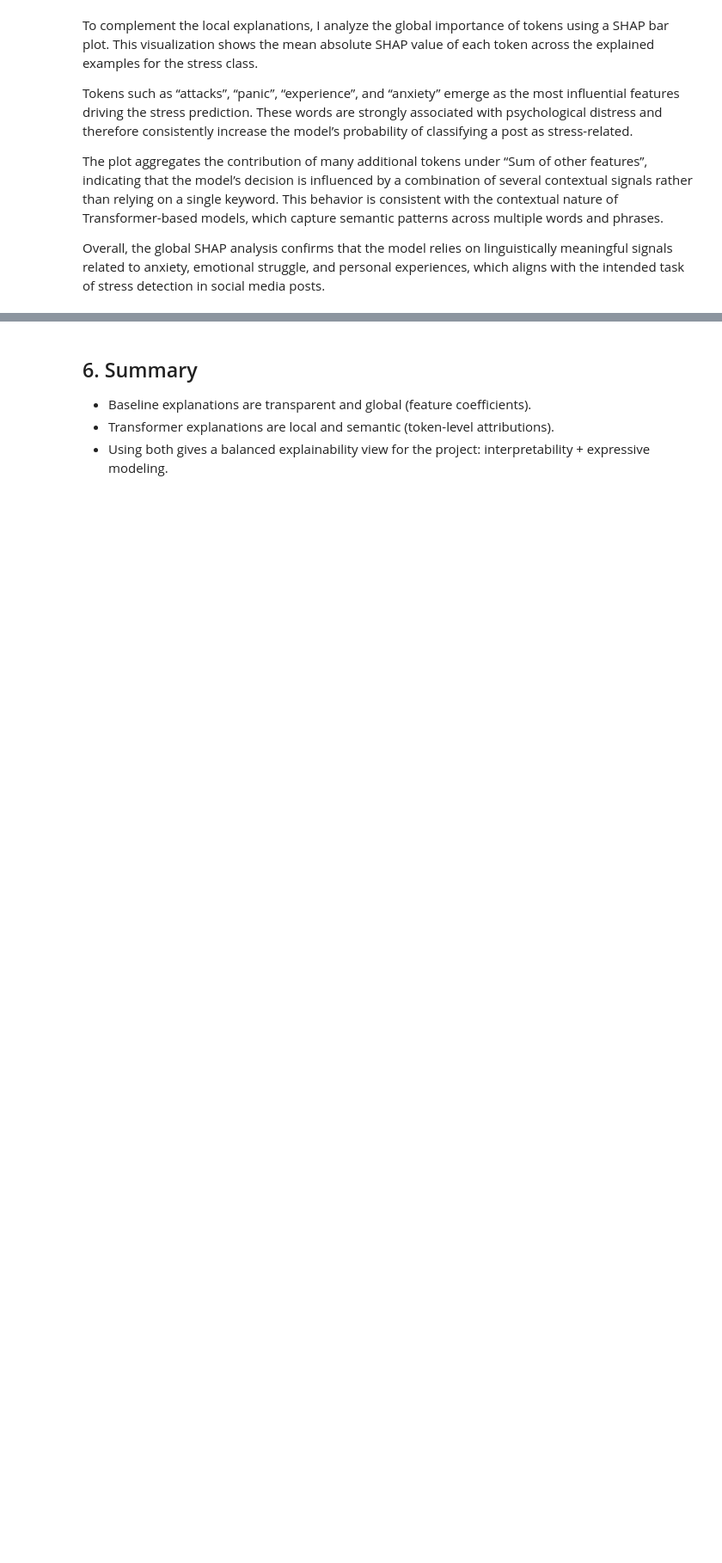
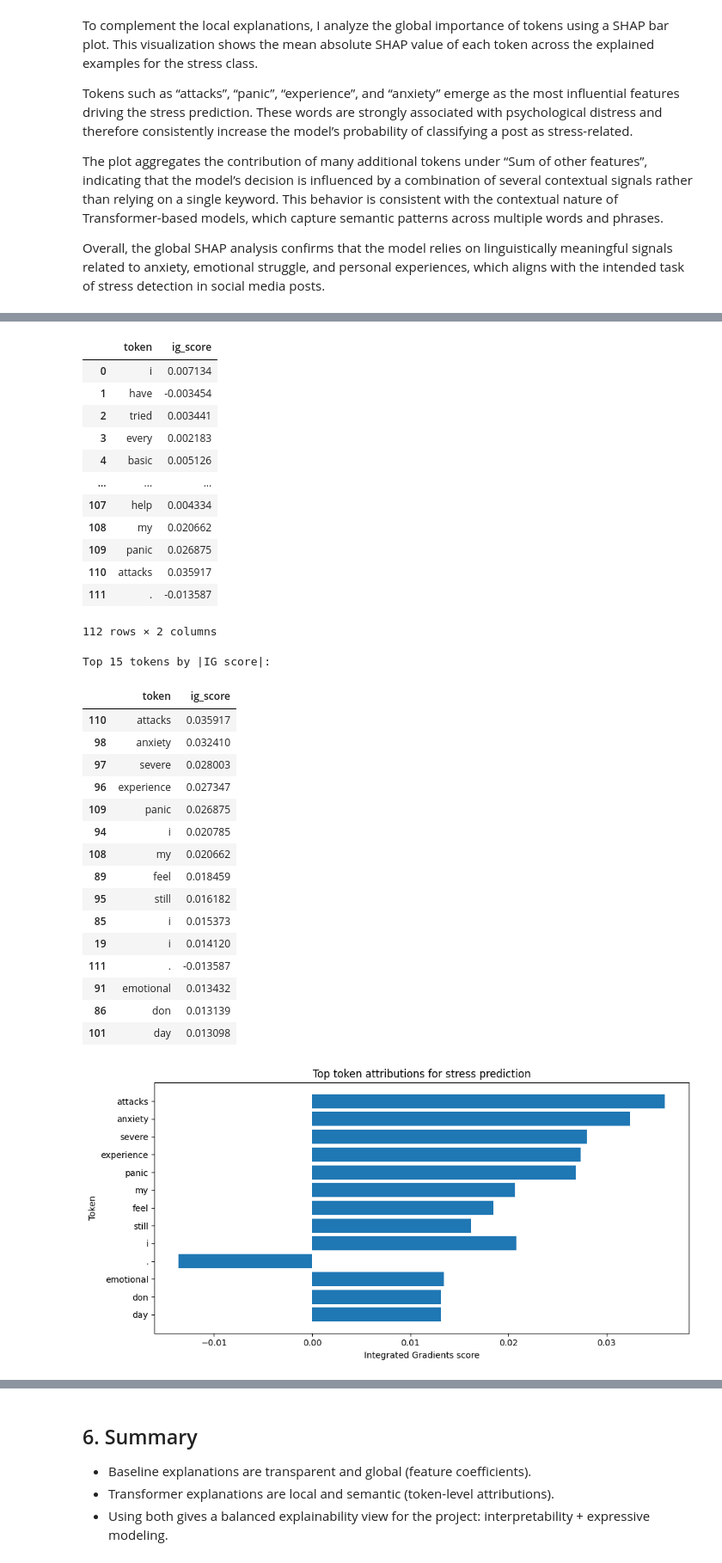
Before and after one commit to jacques2/dreaddit-stress-nlp, a Jupyter notebook: notebooks/04_explainability.ipynb, the cells around one changed output, grey strips where cells are left out. Shown at 86% size. Cells and saved outputs as stored; diff of their text form; code cells hidden in the pictures; blank space fills up the shorter version.

```diff
--- a/notebooks/04_explainability.ipynb
+++ b/notebooks/04_explainability.ipynb
@@ -327,0 +310,32 @@ Integrated Gradients provides a gradient-based perspective of token influence, c
+# %%
+import pandas as pd
+import numpy as np
+import matplotlib.pyplot as plt
+
+# Build a dataframe with token-level IG scores
+ig_df = pd.DataFrame({
+    "token": ig_tokens,
+    "ig_score": ig_scores,
+    "abs_score": np.abs(ig_scores)
+})
+
+# Show all tokens in original order
+print("All token attributions (original order):")
+display(ig_df[["token", "ig_score"]])
+
+# Show most important tokens by absolute attribution
+top_k = 15
+ig_top = ig_df.sort_values("abs_score", ascending=False).head(top_k)
+
+print(f"Top {top_k} tokens by |IG score|:")
+display(ig_top[["token", "ig_score"]])
+
+# Plot top tokens
+plt.figure(figsize=(10, 5))
+plt.barh(ig_top["token"][::-1], ig_top["ig_score"][::-1])
+plt.xlabel("Integrated Gradients score")
+plt.ylabel("Token")
+plt.title("Top token attributions for stress prediction")
+plt.tight_layout()
+plt.show()
+# %% [output]
@@ -327,0 +343,31 @@ Integrated Gradients provides a gradient-based perspective of token influence, c
+|  | token | ig_score |
+| 0 | i | 0.007134 |
+| 1 | have | -0.003454 |
+| 2 | tried | 0.003441 |
+| 3 | every | 0.002183 |
+| 4 | basic | 0.005126 |
+| ... | ... | ... |
+| 107 | help | 0.004334 |
+| 108 | my | 0.020662 |
+| 109 | panic | 0.026875 |
+| 110 | attacks | 0.035917 |
+| 111 | . | -0.013587 |
+112 rows × 2 columns
+Top 15 tokens by |IG score|:
+|  | token | ig_score |
+| 110 | attacks | 0.035917 |
+| 98 | anxiety | 0.032410 |
+| 97 | severe | 0.028003 |
+| 96 | experience | 0.027347 |
+| 109 | panic | 0.026875 |
+| 94 | i | 0.020785 |
+| 108 | my | 0.020662 |
+| 89 | feel | 0.018459 |
+| 95 | still | 0.016182 |
+| 85 | i | 0.015373 |
+| 19 | i | 0.014120 |
+| 111 | . | -0.013587 |
+| 91 | emotional | 0.013432 |
+| 86 | don | 0.013139 |
+| 101 | day | 0.013098 |
+[figure, added]
```
Also changed, not shown: parts of 8 cells of this notebook, 1 other file.
